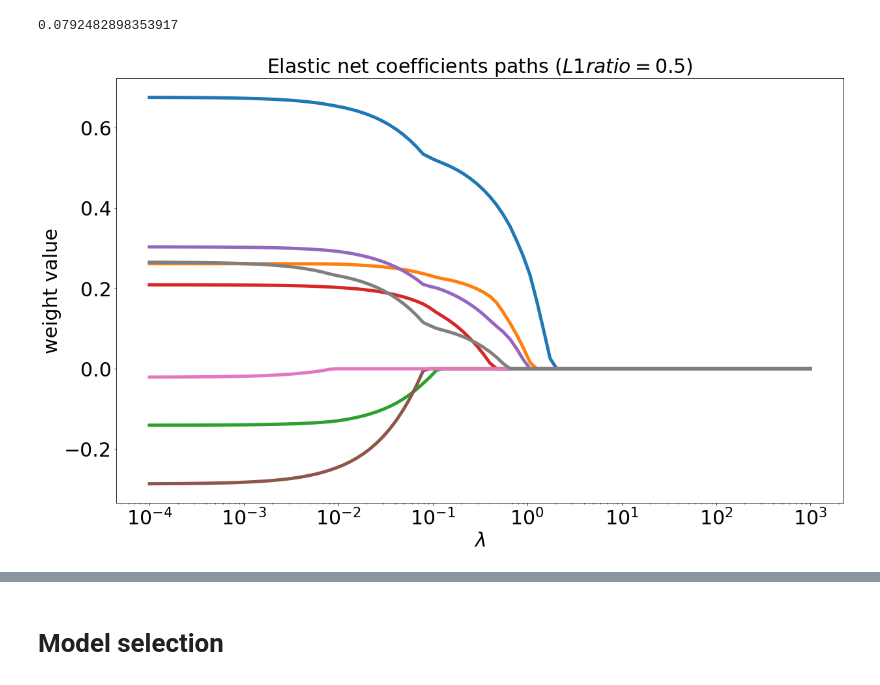
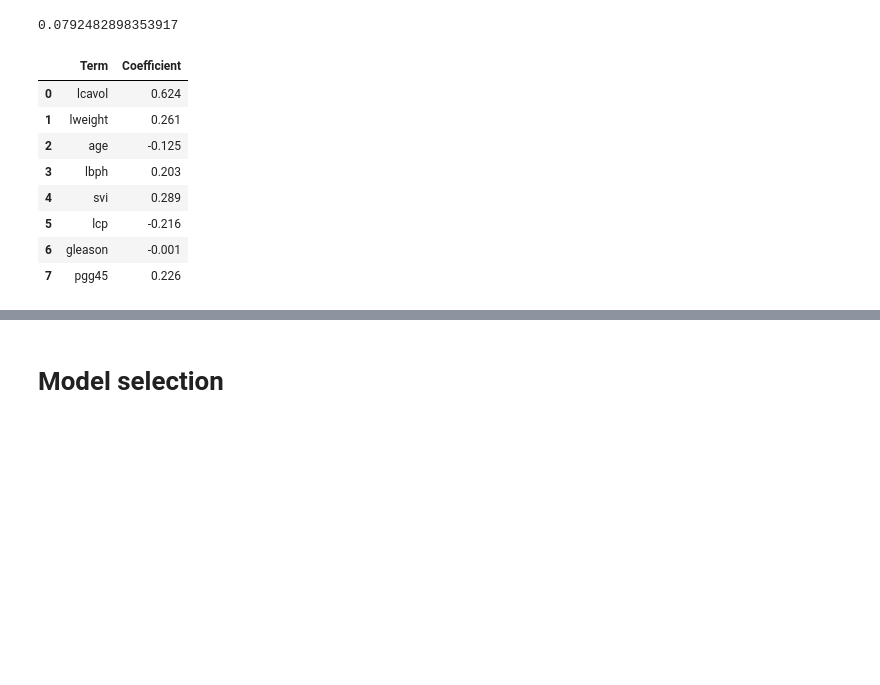
Before and after one commit to s6emschw/RM-project, a Jupyter notebook: Real_data_application.ipynb, the cells around one changed output, grey strips where cells are left out. Drawn from its saved outputs; the diff is of its cells as text; code cells hidden in the pictures; blank space fills up the shorter version.

```diff
--- a/Real_data_application.ipynb
+++ b/Real_data_application.ipynb
@@ -502,18 +493,15 @@ min(err_eln)
 alphas[np.argmin(err_eln)]
 # %% [output]
 0.0792482898353917
-# %%
-plt.figure(figsize=(20,12))
-ax = plt.gca()
-ax.plot(alphas, coef_eln, linewidth=5)
-ax.set_xscale('log')
-plt.xlabel('$\lambda$', fontsize=30)
-plt.xticks(fontsize=30)
-plt.yticks(fontsize=30)
-plt.ylabel('weight value', fontsize=30)
-plt.title(r'Elastic net coefficients paths ($L1 ratio=0.5$)', fontsize=30)
-plt.show()
-
-#as expected the Elastic net keeps more variables than the Lasso
-# %% [output]
-[figure, removed]
+# %%
+table_coefficients(eln_coeff, 3)
+# %% [output]
+|  | Term | Coefficient |
+| 0 | lcavol | 0.624 |
+| 1 | lweight | 0.261 |
+| 2 | age | -0.125 |
+| 3 | lbph | 0.203 |
+| 4 | svi | 0.289 |
+| 5 | lcp | -0.216 |
+| 6 | gleason | -0.001 |
+| 7 | pgg45 | 0.226 |
```
Also changed, not shown: parts of 6 cells of this notebook.
